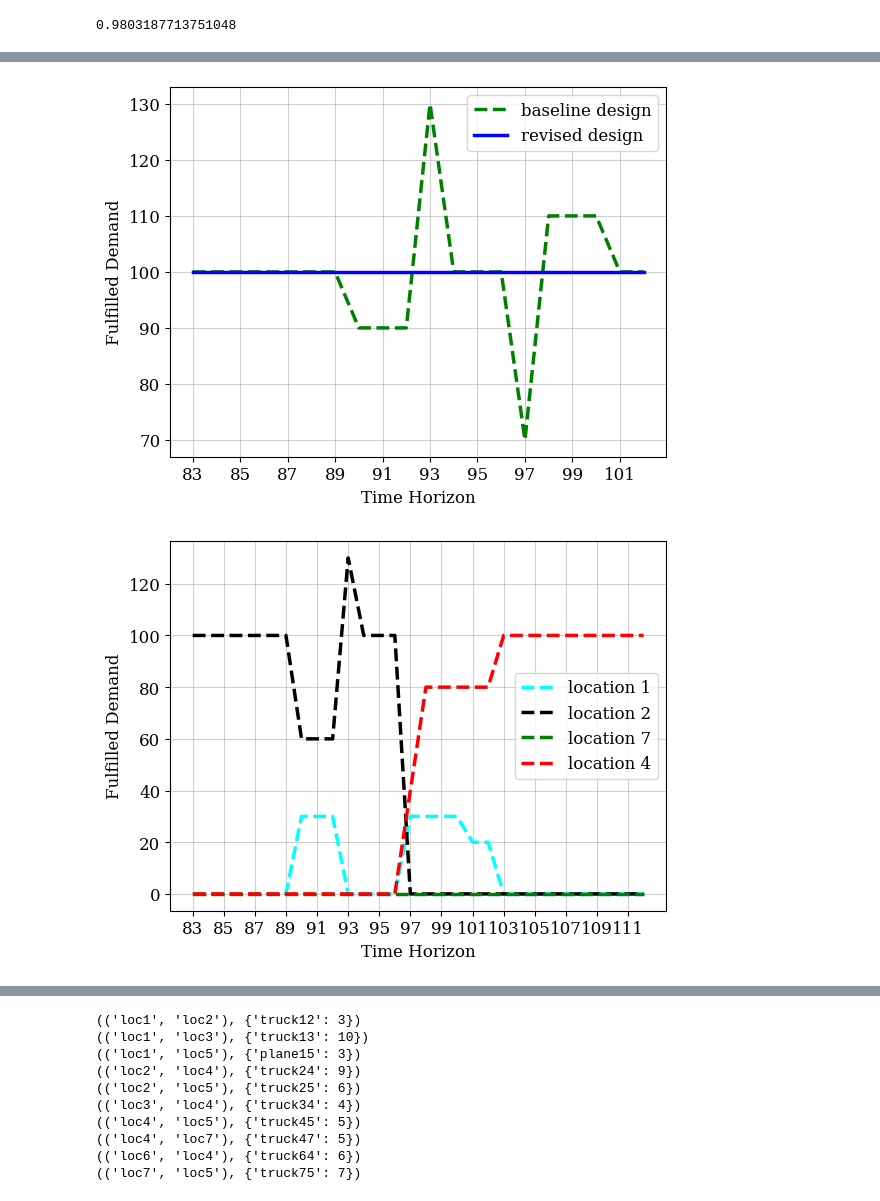
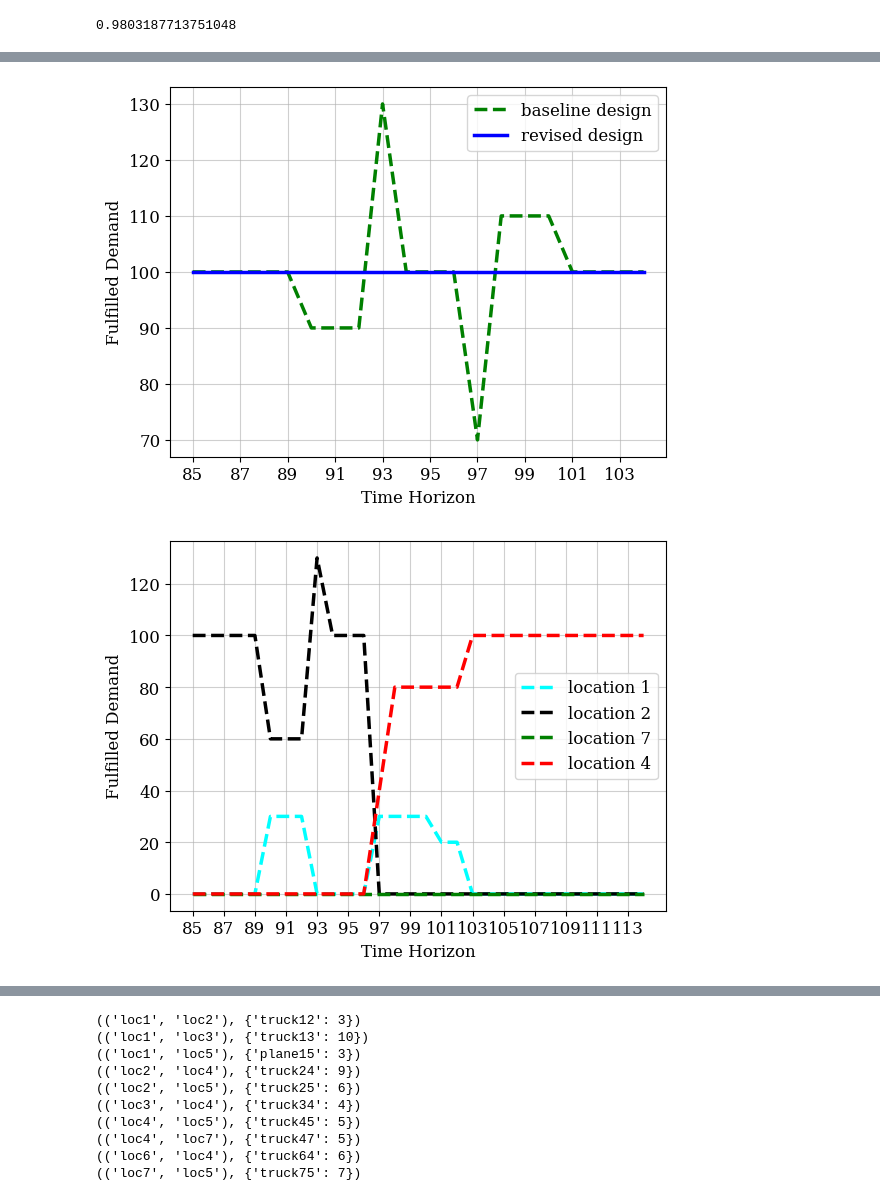
Before and after one commit to shivamvedant/energiapy, a Jupyter notebook: docs/notebooks/supply chain/IRF manuscript/readControl_HPRC.ipynb, the cells around one changed output, grey strips where cells are left out. Cells and saved outputs as stored; diff of their text form; code cells hidden in the pictures.

```diff
--- a/docs/notebooks/supply chain/IRF manuscript/readControl_HPRC.ipynb
+++ b/docs/notebooks/supply chain/IRF manuscript/readControl_HPRC.ipynb
@@ -331,7 +317,7 @@ rc('text', usetex=False)
 fig, ax = plt.subplots()
 
 # Plot data from the first dataset
-start=83
+start=85
 end = start+20
 
 ax.plot(range(start, end), list(value for key, value in ncl_load_results.output['S'].items() if key[0]=='loc5' and key[1]=='com1_sold')[start:end], label='baseline design', color='green', linestyle='--', linewidth='2.5')
@@ -355,14 +341,14 @@ plt.rcdefaults()
 # Show the plot
 plt.show()
 # %% [output]
-[figure, old version]
+[figure, new version]
 # %%
 rc('font', **{'family': 'serif', 'serif': ['Computer Modern'], 'size': 12})
 rc('text', usetex=False)
 fig, ax = plt.subplots()
 
 # Plot data from the first dataset
-start=83
+start=85
 end = start+30
 
 focal_results_1 = cl_load_results
@@ -374,31 +360,31 @@ ax.plot(range(start, end), list(value for key, value in focal_results_2.output['
 
 l = 2
 # ax.plot(range(start, end), list(value for key, value in focal_results_1.output['P'].items() if key[0]=='loc5' and key[1]==f'com1_receive_loc{l}')[start:end], label=f'location {l}', color='black', linestyle='-', linewidth='2.5')
 ax.plot(range(start, end), list(value for key, value in focal_results_2.output['P'].items() if key[0]=='loc5' and key[1]==f'com1_receive_loc{l}')[start:end], color='black',label=f'location {l}', linestyle='--', linewidth='2.5')
 
 l = 7
 # ax.plot(range(start, end), list(value for key, value in focal_results_1.output['P'].items() if key[0]=='loc5' and key[1]==f'com1_receive_loc{l}')[start:end], label=f'location {l}', color='green', linestyle='-', linewidth='2.5')
 ax.plot(range(start, end), list(value for key, value in focal_results_2.output['P'].items() if key[0]=='loc5' and key[1]==f'com1_receive_loc{l}')[start:end], color='green', label=f'location {l}', linestyle='--', linewidth='2.5')
 
 l = 4
 # ax.plot(range(start, end), list(value for key, value in focal_results_1.output['P'].items() if key[0]=='loc5' and key[1]==f'com1_receive_loc{l}')[start:end], label=f'location {l}', color='red', linestyle='-', linewidth='2.5')
 ax.plot(range(start, end), list(value for key, value in focal_results_2.output['P'].items() if key[0]=='loc5' and key[1]==f'com1_receive_loc{l}')[start:end], color='red', label=f'location {l}', linestyle='--', linewidth='2.5')
 
 # ax.plot(range(start, end), list(value for key, value in ph30_ncl_load_results.output['S'].items() if key[0]=='loc5' and key[1]=='com1_sold')[start:end], label='without learning (ph 30)', color='green', linestyle='--', linewidth='2.5')
 #
 # ax.plot(range(start, end), list(value for key, value in ph30_cl_load_results.output['S'].items() if key[0]=='loc5' and key[1]=='com1_sold')[start:end], label='with learning (ph 30)', color='green', linestyle='-', linewidth='2.5')
 
 # Customize the plot
 ax.set_xlabel('Time Horizon')
 ax.set_ylabel('Fulfilled Demand')
 # ax.set_title('FIX TITLE')
 ax.legend()
 ax.plot(linewidth=0.5)
 ax.set_xticks(range(start, end, 2))
 plt.grid(alpha=0.6)
 plt.rcdefaults()
 # plt.savefig(fname = 'cl_ncl_compare', dpi = 300)
 # Show the plot
 plt.show()
 # %% [output]
-[figure, old version]
+[figure, new version]
```
Also changed, not shown: parts of 28 cells of this notebook, 1 other file.
